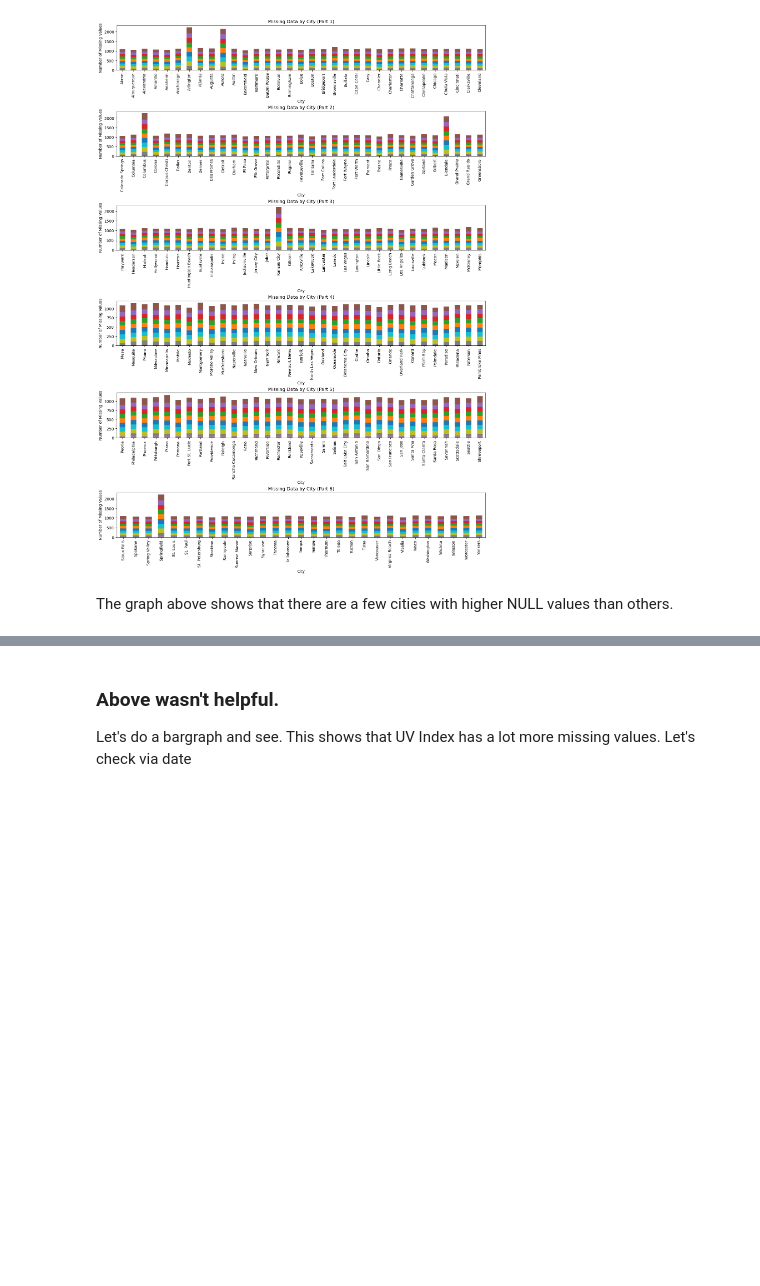
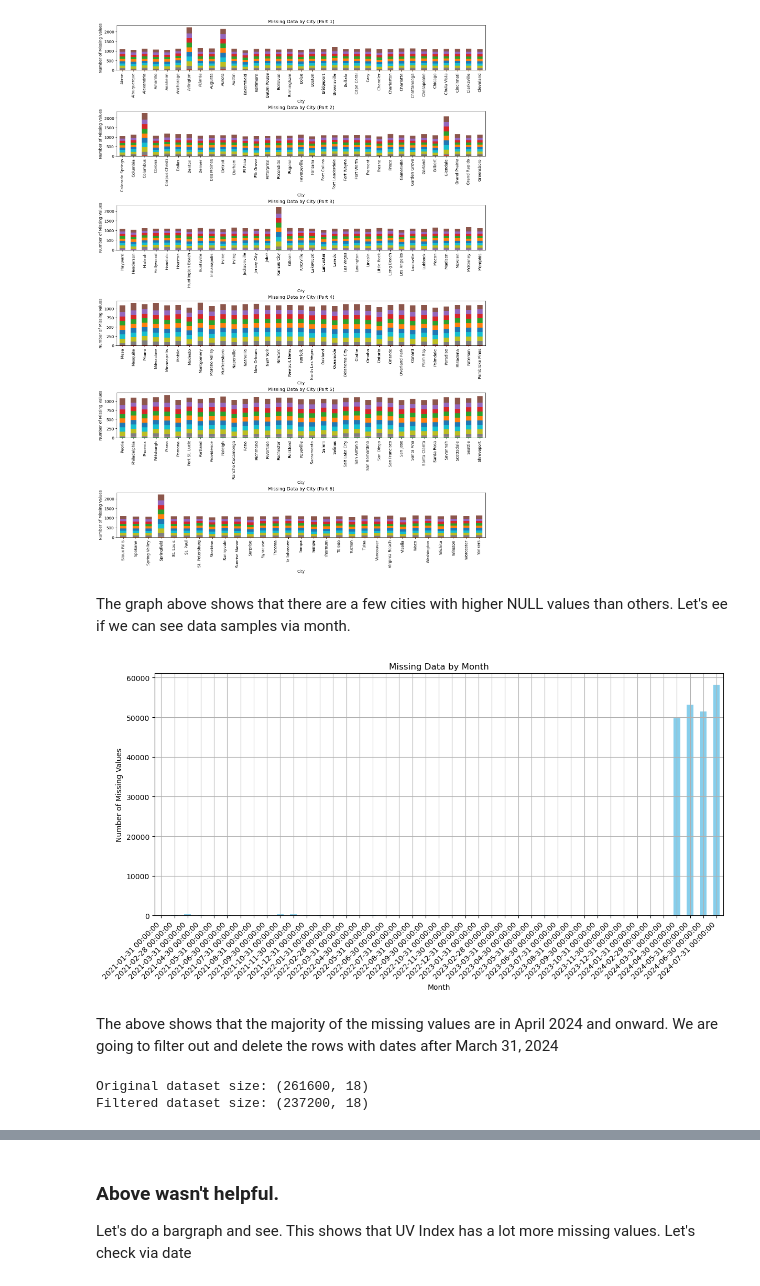
Before and after one commit to Dardeep/Springboard, a Jupyter notebook: Capstone 3/notebooks/Data Wrangling/datawrangling_climate.ipynb, the cells around one changed output, grey strips where cells are left out. Saved outputs shown, nothing was run; the diff lists cells and outputs as text; code cells hidden in the pictures; blank space fills up the shorter version.

Commit message:
Data Wrangling Complete

```diff
--- a/Capstone 3/notebooks/Data Wrangling/datawrangling_climate.ipynb
+++ b/Capstone 3/notebooks/Data Wrangling/datawrangling_climate.ipynb
@@ -196,16 +200,32 @@ plt.show()
 # %% [output]
 [figure]
 # %% [markdown]
-The graph above shows that there are a few cities with higher NULL values than others.
+The graph above shows that there are a few cities with higher NULL values than others. Let's ee if we can see data samples via month.
 # %%
-missing_by_date = solar_df.set_index('Date').isnull().sum(axis=1)
-missing_by_date_summary = missing_by_date.groupby(missing_by_date.index).sum()
+missing_by_month = solar_df.set_index('Date').isnull().resample('M').sum().sum(axis=1)
 
 
 plt.figure(figsize=(14, 6))
-missing_by_date_summary.plot(kind='bar', color='skyblue')
-plt.title('Missing Data by Date')
-plt.xlabel('month')
+missing_by_month.plot(kind='bar', color='skyblue')
+
+# Set x-axis to show months
+plt.title('Missing Data by Month')
+plt.xlabel('Month')
 plt.ylabel('Number of Missing Values')
-plt.xticks(rotation=45)
+plt.xticks(rotation=45, ha='right')
+plt.grid(True)
+
 plt.show()
+# %% [output]
+[figure, added]
+# %% [markdown]
+The above shows that the majority of the missing values are in April 2024 and onward. We are going to filter out and delete the rows with dates after March 31, 2024
+# %%
+cutoff_date = pd.to_datetime('2024-03-31')
+solar_df_filtered = solar_df[solar_df['Date'] <= cutoff_date]
+
+print(f"Original dataset size: {solar_df.shape}")
+print(f"Filtered dataset size: {solar_df_filtered.shape}")
+# %% [output]
+Original dataset size: (261600, 18)
+Filtered dataset size: (237200, 18)
```
Also changed, not shown: parts of 12 cells of this notebook, 1 other file.
